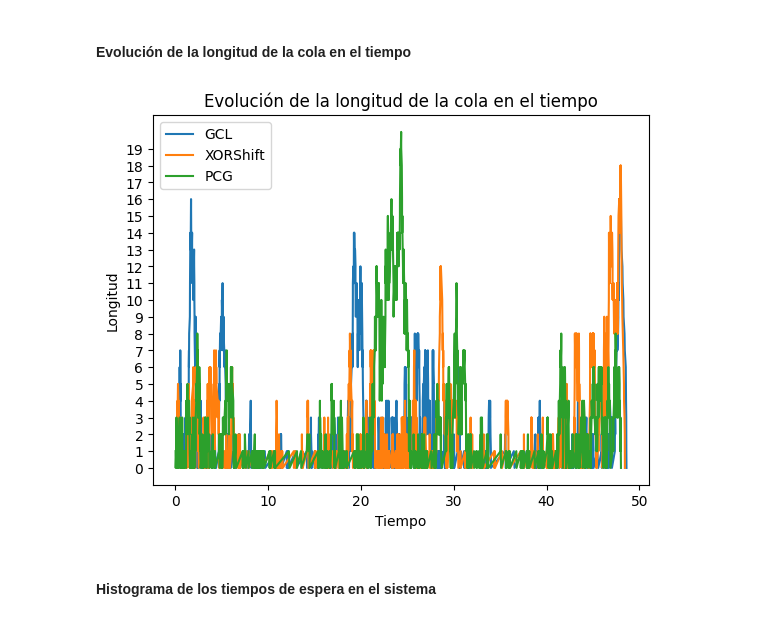
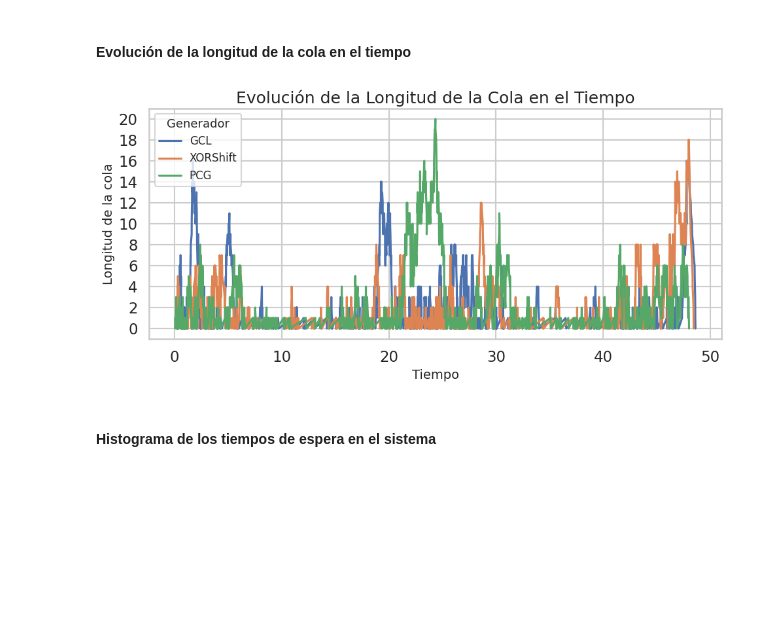
Before and after one commit to slopezpereyra/ModelosTE, a Jupyter notebook: Graficos.ipynb, the cells around one changed output. Saved outputs shown, nothing was run; the diff lists cells and outputs as text; code cells hidden in the pictures; blank space fills up the shorter version.

```diff
--- a/Graficos.ipynb
+++ b/Graficos.ipynb
@@ -14,10 +51,2 @@ nombres = [g.getName() for g in gens]
 # %% [markdown]
 #### Tasa de utilización del servidor en función del tiempo
-# %%
-ax = None
-for df, nombre in zip(dataframes, nombres):
-    ax = df['TEnSistema'].plot(kind='line', figsize=(7, 4), label=nombre, ax=ax)
-ax.set_title('Distribución de los tiempos de espera')
-ax.set_xlabel('Tiempo')
-ax.set_ylabel('Espera')
-ax.legend()
@@ -36,10 +80,2 @@ df_avgs.plot(kind='barh', figsize=(7, 2))
 # %% [markdown]
 #### Distribución de los tiempos de espera
-# %%
-ax = None
-for df, nombre in zip(dataframes, nombres):
-    ax = df['TEspera'].plot(kind='line', figsize=(7, 4), label=nombre, ax=ax)
-ax.set_title('Distribución de los tiempos de espera')
-ax.set_xlabel('Tiempo')
-ax.set_ylabel('Espera')
-ax.legend()
@@ -49,6 +82,2 @@ ax.legend()
 # %% [markdown]
 #### Porcentaje de tiempo que el servidor está ocupado
-# %%
-porcentaje = [df['Duracion'].sum() / df['TFin'].iloc[-1] for df in dataframes]
-df = pd.Series(porcentaje, index=nombres)
-df.plot(kind='barh', figsize=(7, 2))
@@ -58,18 +84,48 @@ df.plot(kind='barh', figsize=(7, 2))
 # %% [markdown]
 #### Evolución de la longitud de la cola en el tiempo
 # %%
+# Crear figura
+plt.figure(figsize=(10, 5))
+
+# Graficar cada cola
 for cola, nombre in zip(colas, nombres):
     tiempo, longitud = zip(*cola)
-    plt.plot(tiempo, longitud, label=nombre)
+    sns.lineplot(x=tiempo, y=longitud, label=nombre)
 
-plt.yticks(range(0, 20))
-plt.xlabel('Tiempo')
-plt.ylabel('Longitud')
-plt.title('Evolución de la longitud de la cola en el tiempo')
-plt.legend()
+plt.yticks(range(0, 21, 2))
+plt.xlabel('Tiempo', fontsize=14)
+plt.ylabel('Longitud de la cola', fontsize=14)
+plt.title('Evolución de la Longitud de la Cola en el Tiempo', fontsize=18)
+plt.legend(title='Generador', fontsize=12, title_fontsize=13)
+plt.tight_layout()
+
+import seaborn as sns
+import matplotlib.pyplot as plt
+import pandas as pd
+
+# Preparar los datos en un solo DataFrame con una columna 'Generador'
+df_combined = pd.concat(
+    [df.assign(Generador=nombre) for df, nombre in zip(dataframes, nombres)],
+    ignore_index=True
+)
+
+# Estilo visual
+sns.set(style="whitegrid", context="talk", palette="deep")
+
+# Crear el FacetGrid para los histogramas
+g = sns.FacetGrid(df_combined, col="Generador", col_wrap=3, height=4, sharex=True, sharey=True)
+g.map_dataframe(sns.histplot, x="TEspera", bins=30, kde=False)
+
+# Personalización
+g.set_axis_labels("Tiempo de espera", "Frecuencia")
+g.set_titles(col_template="{col_name}")
+plt.subplots_adjust(top=0.85)
+g.fig.suptitle("Distribución de los Tiempos de Espera por Generador", fontsize=18)
+
 plt.show()
+plt.show()
 # %% [output]
-[figure, old version]
+[figure, new version]
 # %% [markdown]
 #### Histograma de los tiempos de espera en el sistema
 # %%
```
Also changed, not shown: parts of 16 cells of this notebook, 7 other files.
